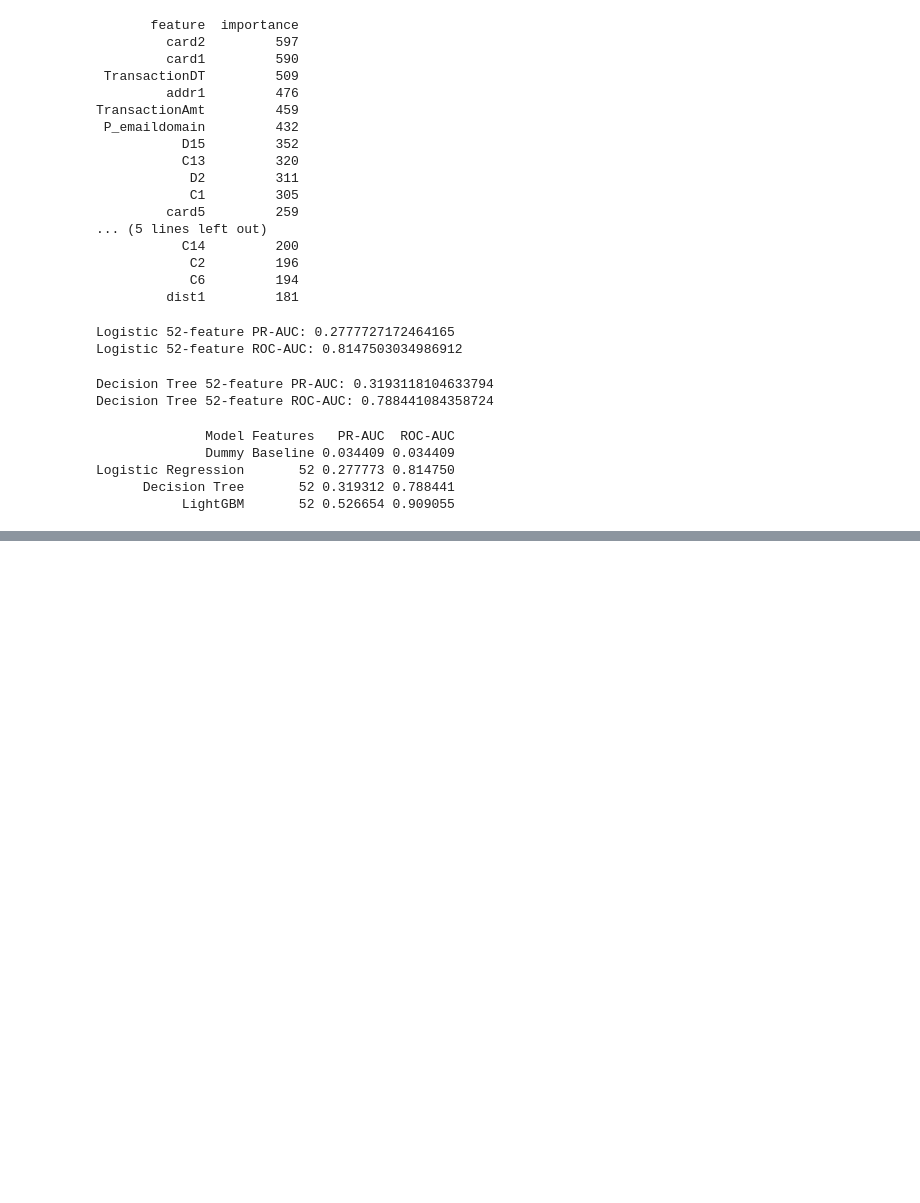
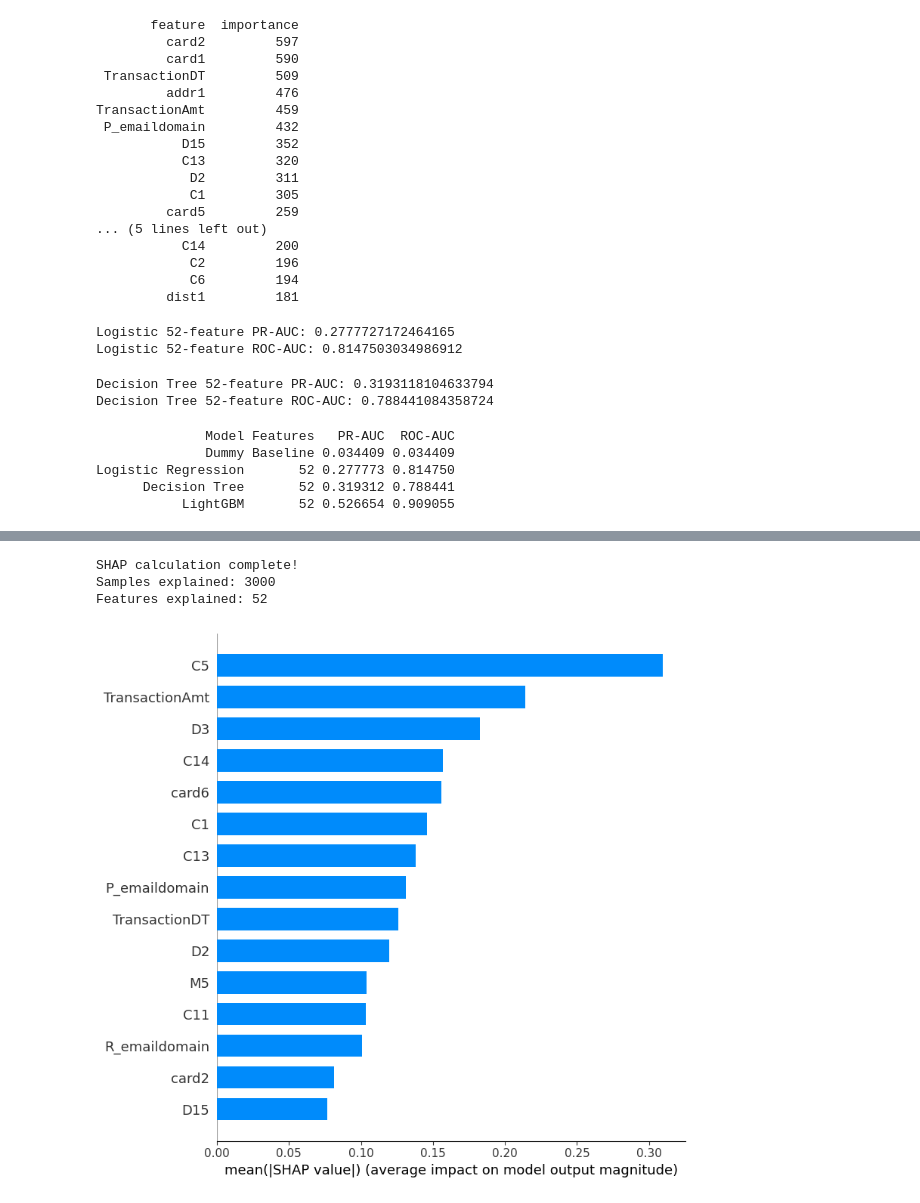
Before and after one commit to SANJANAA-V/ORION3, a Jupyter notebook: orion-3.ipynb, the cells around one changed output, grey strips where cells are left out. Saved outputs shown, nothing was run; the diff lists cells and outputs as text; code cells hidden in the pictures; blank space fills up the shorter version.

```diff
--- a/orion-3.ipynb
+++ b/orion-3.ipynb
@@ -604,0 +1043,44 @@ Logistic Regression       52 0.277773 0.814750
+# %%
+# WEEK 3 — SHAP EXPLANATIONS
+
+!pip install shap -q
+
+import shap
+import matplotlib.pyplot as plt
+
+# Create SHAP explainer for our best LightGBM model
+explainer = shap.TreeExplainer(boost_model_52)
+
+# Use a manageable sample from validation data
+X_shap = X_valid_52.sample(
+    n=min(3000, len(X_valid_52)),
+    random_state=42
+)
+
+# Calculate SHAP values
+shap_values = explainer.shap_values(X_shap)
+
+# For binary classification, SHAP may return a list
+if isinstance(shap_values, list):
+    shap_values_plot = shap_values[1]
+else:
+    shap_values_plot = shap_values
+
+print("SHAP calculation complete!")
+print("Samples explained:", len(X_shap))
+print("Features explained:", X_shap.shape[1])
+# %% [output]
+SHAP calculation complete!
+Samples explained: 3000
+Features explained: 52
+# %%
+# SHAP — TOP 15 FEATURES
+
+shap.summary_plot(
+    shap_values_plot,
+    X_shap,
+    plot_type="bar",
+    max_display=15
+)
+# %% [output]
+[figure, added]
```
Also changed, not shown: parts of 40 cells of this notebook.
